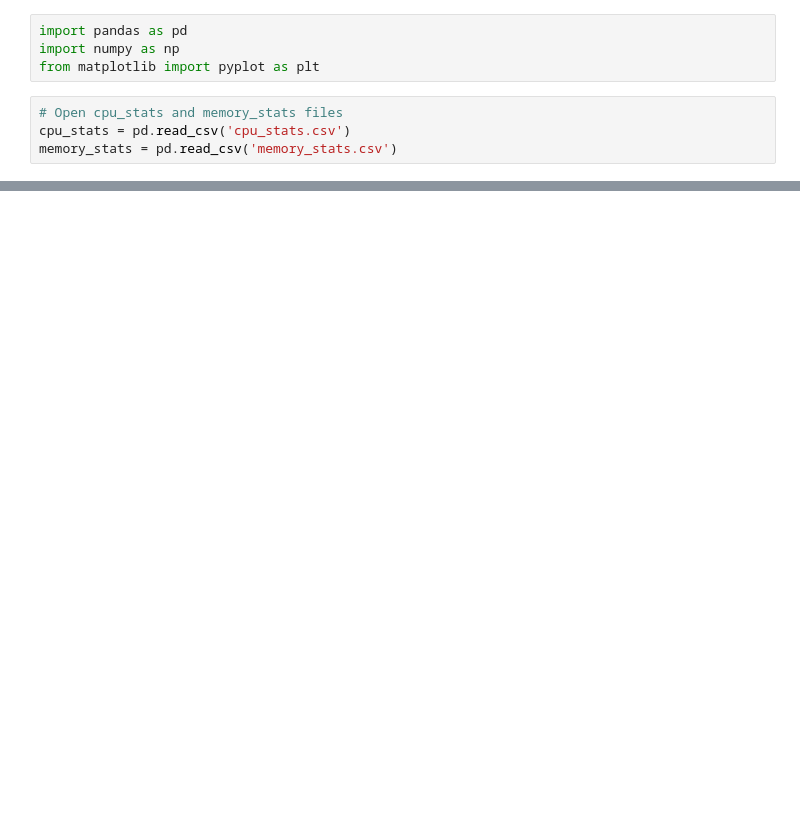
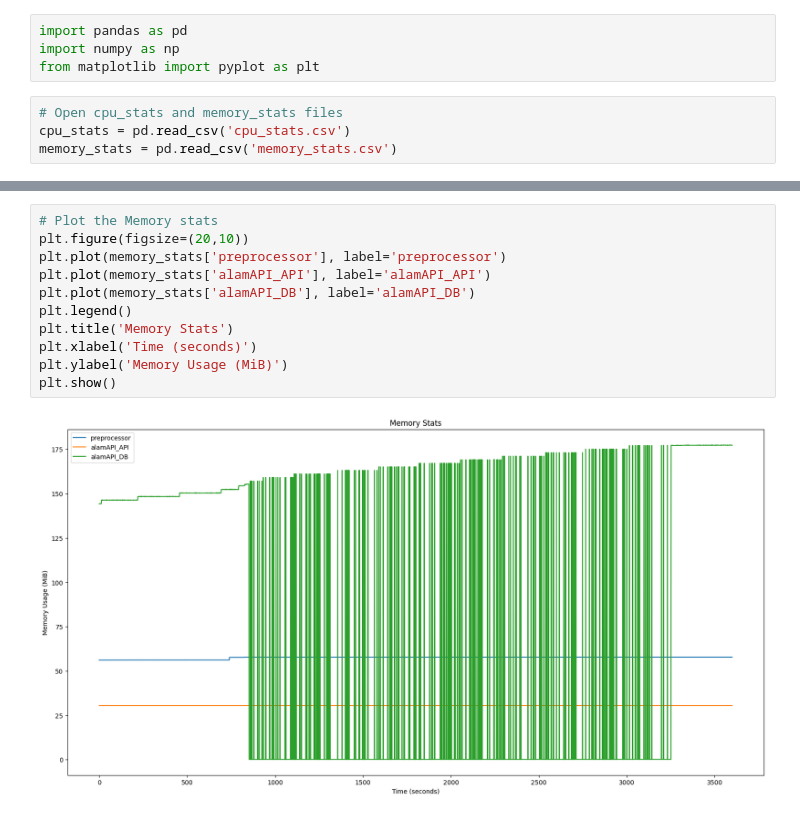
Before and after one commit to GravitonXD/OLARTE_SP, a Jupyter notebook: testers/stats_logging/stats_log_exploration.ipynb, the cells around one changed output, grey strips where cells are left out. Cells and saved outputs as stored; diff of their text form; blank space fills up the shorter version.

```diff
--- a/testers/stats_logging/stats_log_exploration.ipynb
+++ b/testers/stats_logging/stats_log_exploration.ipynb
@@ -73,0 +74,13 @@ plt.show()
+# %%
+# Plot the Memory stats
+plt.figure(figsize=(20,10))
+plt.plot(memory_stats['preprocessor'], label='preprocessor')
+plt.plot(memory_stats['alamAPI_API'], label='alamAPI_API')
+plt.plot(memory_stats['alamAPI_DB'], label='alamAPI_DB')
+plt.legend()
+plt.title('Memory Stats')
+plt.xlabel('Time (seconds)')
+plt.ylabel('Memory Usage (MiB)')
+plt.show()
+# %% [output]
+[figure, added]
```
Also changed, not shown: parts of 5 cells of this notebook.
